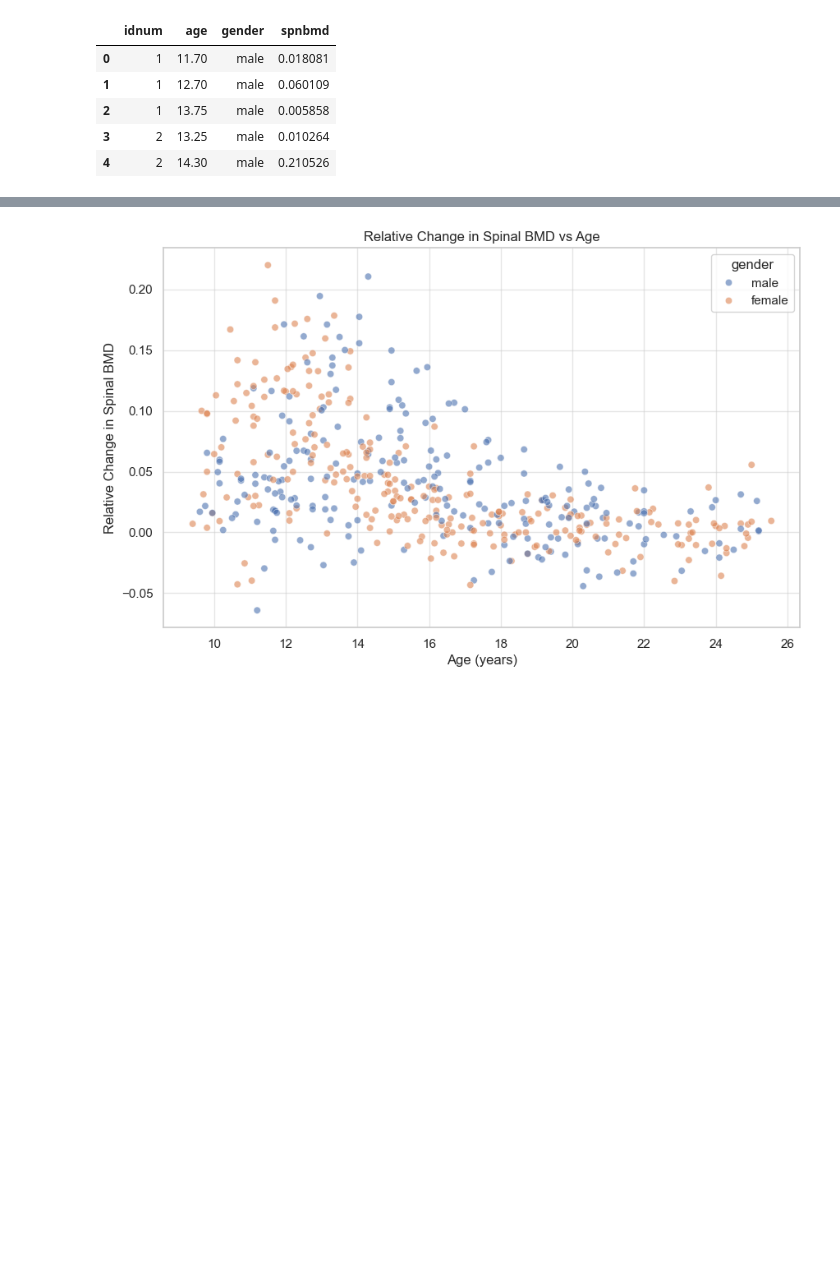
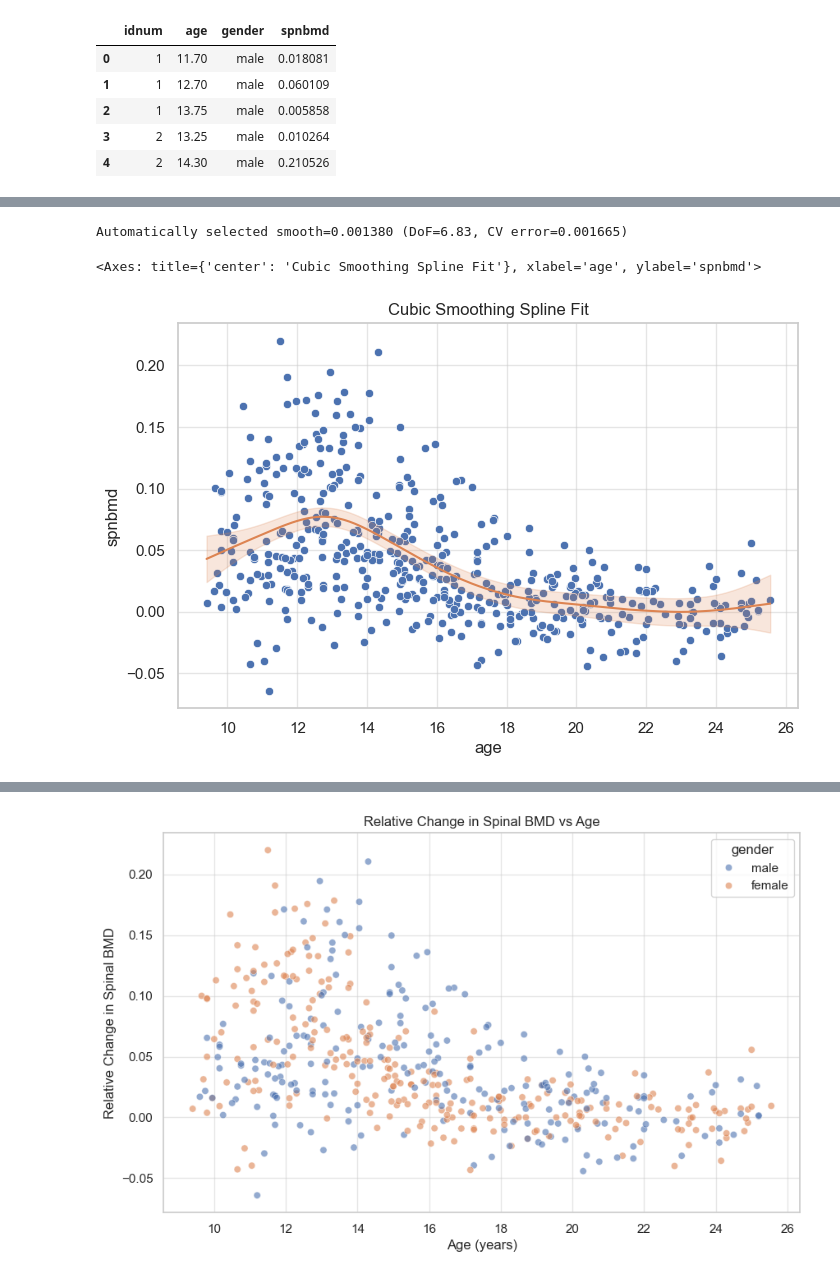
Before and after one commit to chris-leonard/elements-of-statistical-learning, a Jupyter notebook: chapter-8/chapter-8-exercises.ipynb, the cells around one changed output, grey strips where cells are left out. Drawn from its saved outputs; the diff is of its cells as text; code cells hidden in the pictures; blank space fills up the shorter version.

```diff
--- a/chapter-8/chapter-8-exercises.ipynb
+++ b/chapter-8/chapter-8-exercises.ipynb
@@ -48,0 +252,7 @@ bone_data.head()
+# %%
+spline_model = CubicSmoothingSpline(bone_data['age'], bone_data['spnbmd'])
+spline_model.plot_training_predictions(confidence_level=0.95)
+# %% [output]
+Automatically selected smooth=0.001380 (DoF=6.83, CV error=0.001665)
+<Axes: title={'center': 'Cubic Smoothing Spline Fit'}, xlabel='age', ylabel='spnbmd'>
+[figure, added]
```
Also changed, not shown: parts of 35 cells of this notebook, 3 other files.
